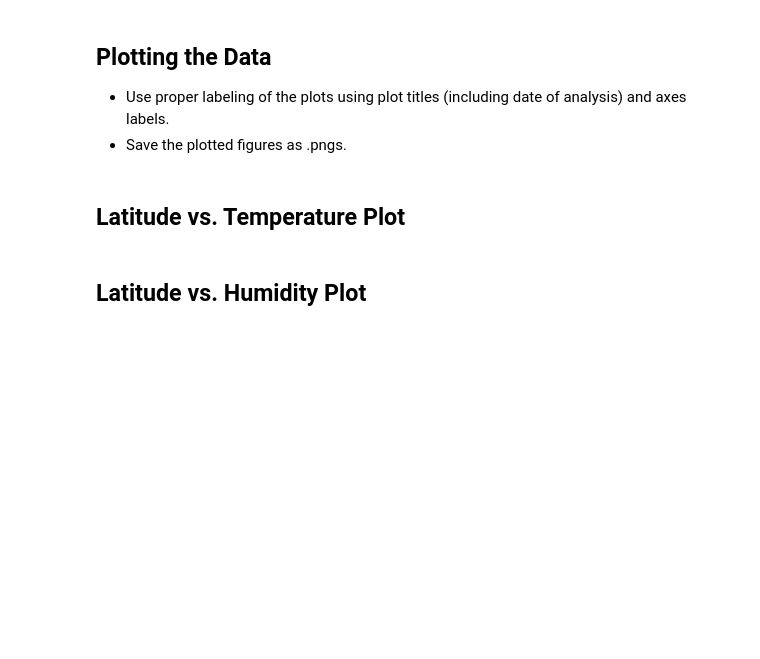
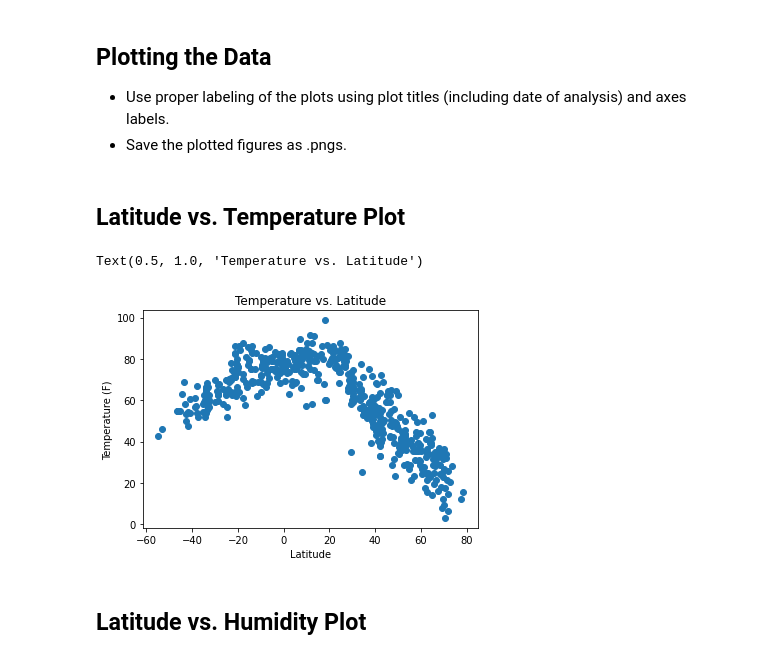
Before and after one commit to rketchum95/python_api, a Jupyter notebook: WeatherPy.ipynb, the cells around one changed output. Saved outputs shown, nothing was run; the diff lists cells and outputs as text; code cells hidden in the pictures; blank space fills up the shorter version.

Commit message:
Scatter plots complete

```diff
--- a/WeatherPy.ipynb
+++ b/WeatherPy.ipynb
@@ -135,5 +173,16 @@ Skip this step if there are no cities that have humidity > 100%.
 * Save the plotted figures as .pngs.
 # %% [markdown]
 ## Latitude vs. Temperature Plot
+# %%
+x=weather_df['latitude']
+y=weather_df['temperature']
+
+plt.scatter(x,y)
+plt.xlabel("Latitude")
+plt.ylabel("Temperature (F)")
+plt.title("Temperature vs. Latitude")
+# %% [output]
+Text(0.5, 1.0, 'Temperature vs. Latitude')
+[figure, added]
 # %% [markdown]
 ## Latitude vs. Humidity Plot
```
Also changed, not shown: parts of 16 cells of this notebook.
